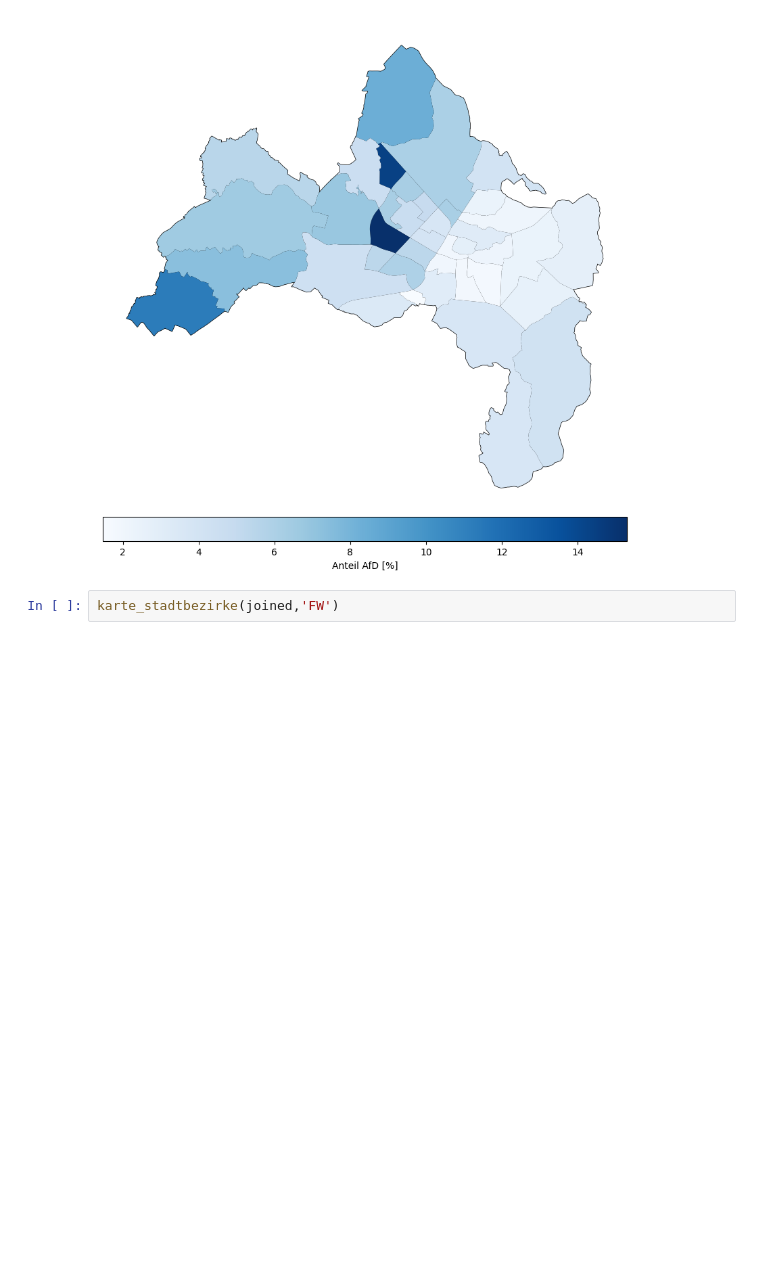
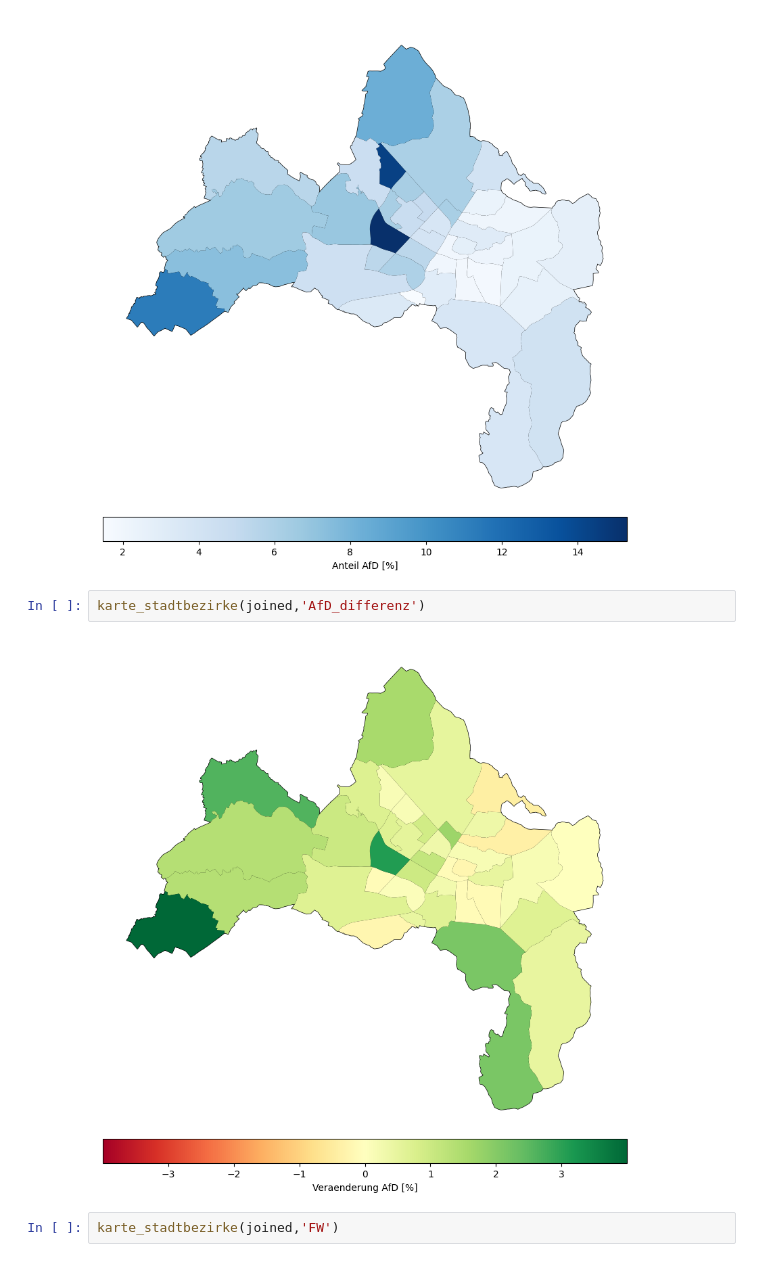
Before and after one commit to tkfritz/Freiburg_wahlen, a Jupyter notebook: Gemeinderatswahl24_Analyse.ipynb, the cells around one changed output. Drawn from its saved outputs; the diff is of its cells as text; blank space fills up the shorter version.

```diff
--- a/Gemeinderatswahl24_Analyse.ipynb
+++ b/Gemeinderatswahl24_Analyse.ipynb
@@ -132,6 +121,10 @@ karte_stadtbezirke(joined,'LiSSt.')
 karte_stadtbezirke(joined,'AfD')
 # %% [output]
 [figure]
+# %%
+karte_stadtbezirke(joined,'AfD_differenz')
+# %% [output]
+[figure, added]
 # %%
 karte_stadtbezirke(joined,'FW')
 # %% [output]
```
Also changed, not shown: parts of 16 cells of this notebook, 1 other file.
